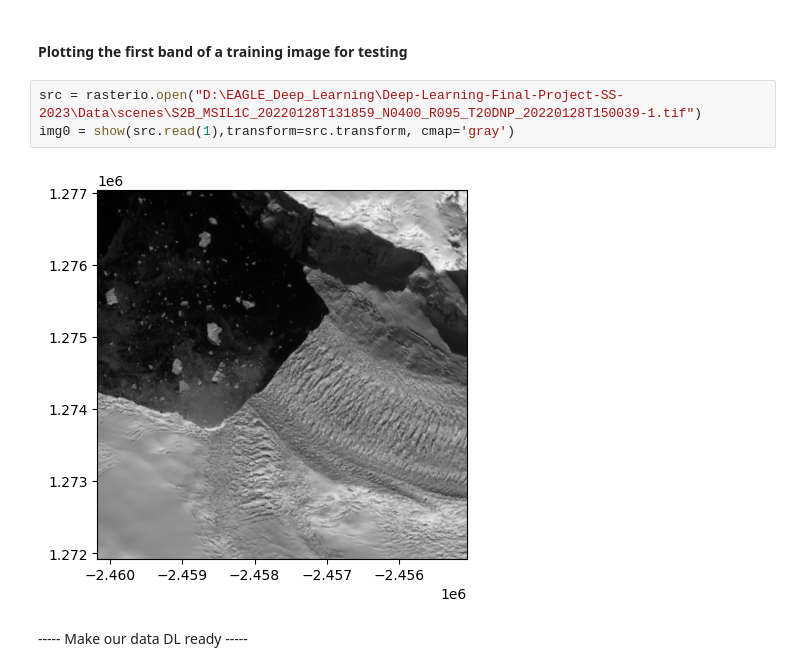
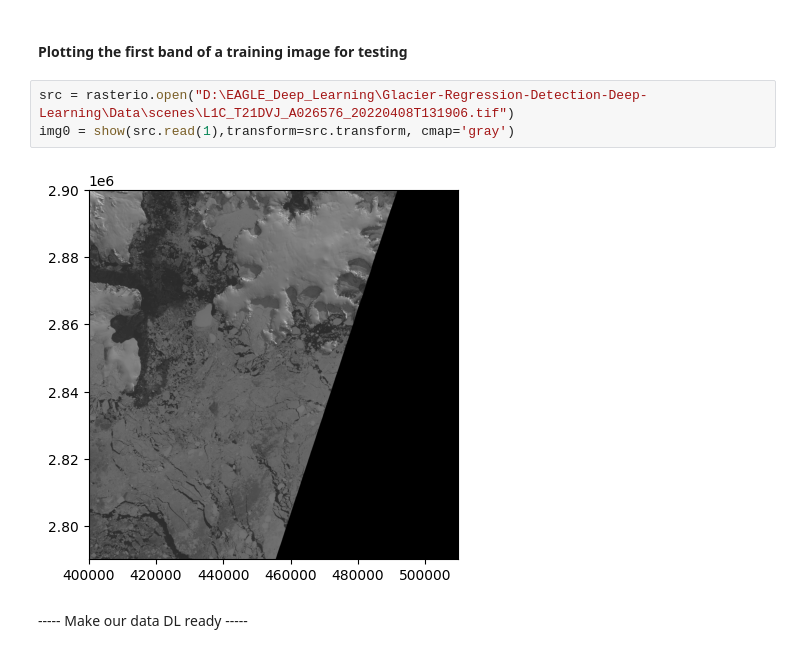
Before and after one commit to Christobaltobbin/Glacier-Regression-Detection-Deep-Learning, a Jupyter notebook: Scripts/Glacier_Detection_Main_Notebook.ipynb, the cells around one changed output. Cells and saved outputs as stored; diff of their text form.

```diff
--- a/Scripts/Glacier_Detection_Main_Notebook.ipynb
+++ b/Scripts/Glacier_Detection_Main_Notebook.ipynb
@@ -50,10 +75,10 @@ top_test_list = read_data(testing_file_path)
 # %% [markdown]
 #### Plotting the first band of a training image for testing
 # %%
-src = rasterio.open("D:\EAGLE_Deep_Learning\Deep-Learning-Final-Project-SS-2023\Data\scenes\S2B_MSIL1C_20220128T131859_N0400_R095_T20DNP_20220128T150039-1.tif")
+src = rasterio.open("D:\EAGLE_Deep_Learning\Glacier-Regression-Detection-Deep-Learning\Data\scenes\L1C_T21DVJ_A026576_20220408T131906.tif")
 img0 = show(src.read(1),transform=src.transform, cmap='gray')
 # %% [output]
-[figure, old version]
+[figure, new version]
 # %% [markdown]
 ----- Make our data DL ready -----
 # %%
```
Also changed, not shown: parts of 20 cells of this notebook.
